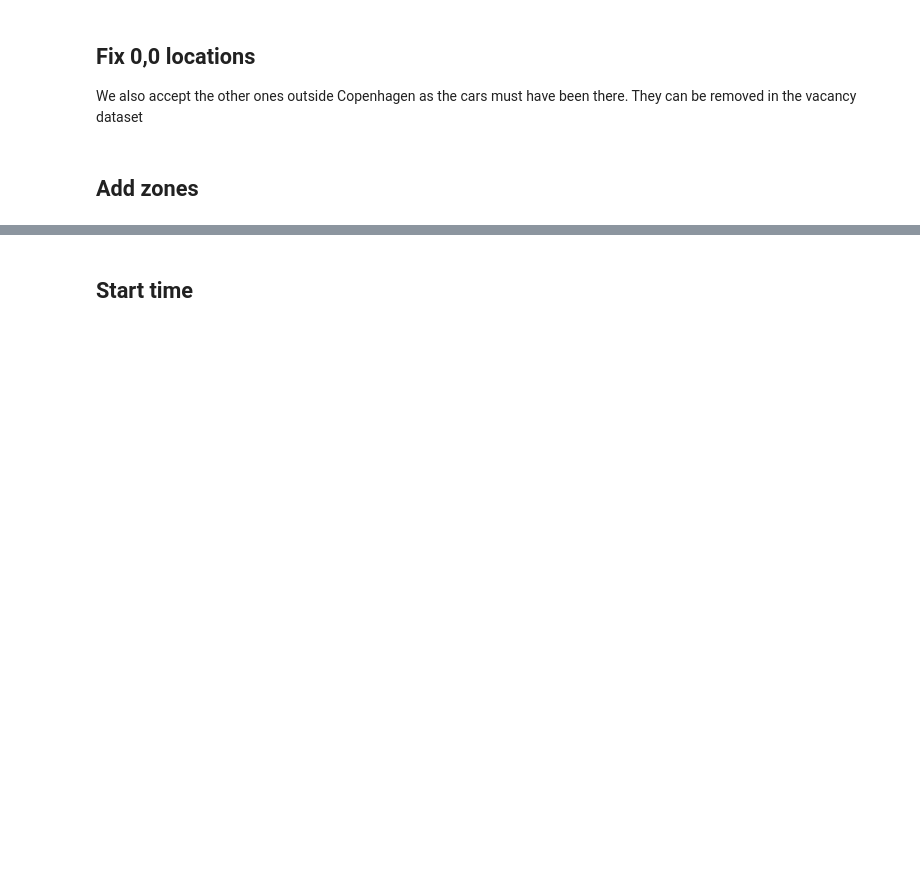
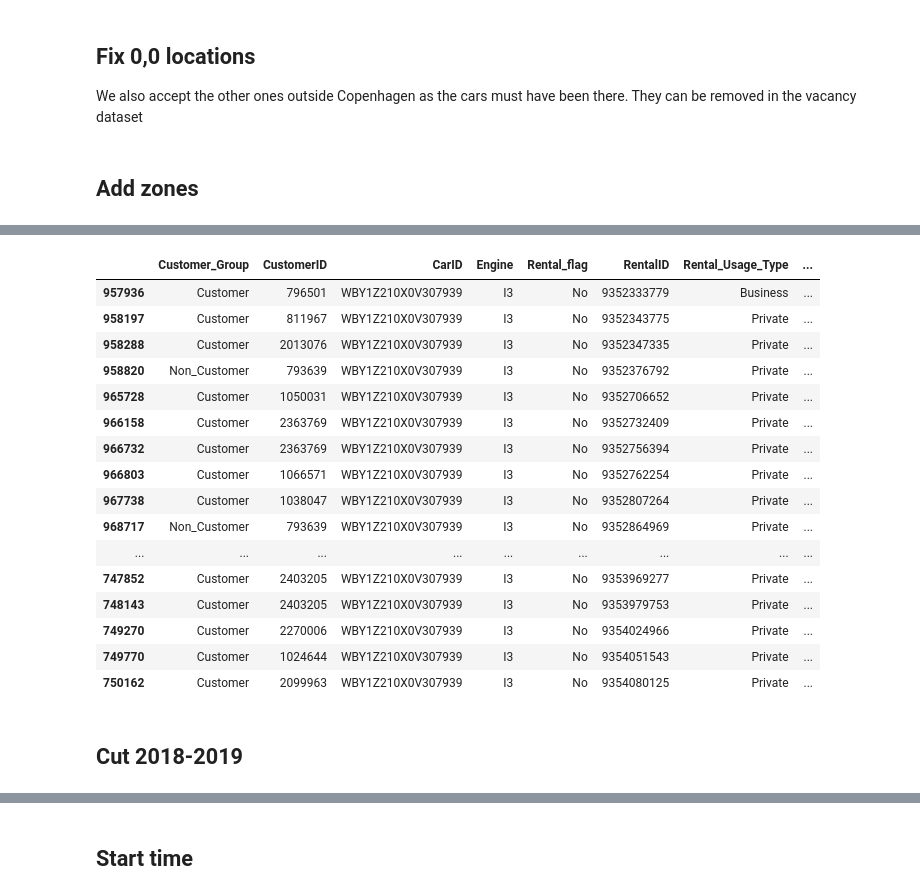
Before and after one commit to Bogeluno/GNN_Thesis, a Jupyter notebook: notebooks/Newdata.ipynb, the cells around one changed output, grey strips where cells are left out. Drawn from its saved outputs; the diff is of its cells as text; code cells hidden in the pictures; blank space fills up the shorter version.

```diff
--- a/notebooks/Newdata.ipynb
+++ b/notebooks/Newdata.ipynb
@@ -33,6 +47,9 @@ df
 # %%
 # Remove all rows with a CarID as it can not be used
 df = df[df.CarID != '0']
+
+# Remoce DK from CarID so the same car does not have two id's
+df['CarID'] = df['CarID'].str.replace('DK','')
 # %%
 # Engine has two types of missing values that is alligned
 df["Engine"].replace({" ": '0'}, inplace=True)
@@ -398,0 +410,10 @@ for fix_idx in fix_idx_RM:
+# %%
+CarID_dict = dict(iter(df.groupby('CarID')))
+fuel_car0_dict = {cid: [] for cid in df.CarID.unique()}
+for car, sub_df in CarID_dict.items():
+    sub_df = sub_df.sort_values(by = 'Reservation_Time')
+
+    zero_idx = np.where(sub_df.Fuel_Start == 0)[0]
+    for d, idxes in zip(np.diff(zero_idx) == 1, zip(zero_idx[:-1],zero_idx[1:])):
+        if d:
+           fuel_car0_dict[car].append(idxes)
@@ -398,0 +425,26 @@ for fix_idx in fix_idx_RM:
+# %%
+# Split data on Car level
+CarID_dict = dict(iter(df.groupby('CarID')))
+
+def fuel_fixer(dataframe):
+    dataframe = dataframe.sort_values(by = 'Reservation_Time')
+    #
+    idx_to_fix = [x for x in sub_df[sub_df.Fuel_Start <= 0].index if sub_df.index.get_loc(x)>0]
+
+    idx_fixer = [sub_df.index[sub_df.index.get_loc(x)-1] for x in idx_to_fix if sub_df.index.get_loc(x)>0]
+    pair_fixes = zip(idx_to_fix,idx_fixer)
+
+    for to_fix,fixer in pair_fixes:
+        if dataframe.loc[fixer,'Fuel_End'] >= 0:
+            dataframe.loc[to_fix, 'Fuel_Start'] = df.loc[fixer,'Fuel_End']
+
+
+    # Return fixed dataframe
+    return dataframe
+
+# Merge new datasets
+dfs = []
+for sub_df in tqdm.tqdm(CarID_dict.values()):
+    dfs.append(fuel_fixer(sub_df))
+
+df = pd.concat(dfs,ignore_index=False).sort_values(by = 'Reservation_Time')
@@ -398,0 +490,3 @@ for fix_idx in fix_idx_RM:
+# %%
+tmp = CarID_dict['WBY1Z210X0V307939']
+[tmp.index.get_loc(x) for x in tmp[tmp.Fuel_Start == 0].index]
@@ -398,0 +511,23 @@ for fix_idx in fix_idx_RM:
+# %%
+# 2017-03-07 22:22:54
+tmp.iloc[945:1000]
+# %% [output]
+|  | Customer_Group | CustomerID | CarID | Engine | Rental_flag | RentalID | Rental_Usage_Type | ... |
+| 957936 | Customer | 796501 | WBY1Z210X0V307939 | I3 | No | 9352333779 | Business | ... |
+| 958197 | Customer | 811967 | WBY1Z210X0V307939 | I3 | No | 9352343775 | Private | ... |
+| 958288 | Customer | 2013076 | WBY1Z210X0V307939 | I3 | No | 9352347335 | Private | ... |
+| 958820 | Non_Customer | 793639 | WBY1Z210X0V307939 | I3 | No | 9352376792 | Private | ... |
+| 965728 | Customer | 1050031 | WBY1Z210X0V307939 | I3 | No | 9352706652 | Private | ... |
+| 966158 | Customer | 2363769 | WBY1Z210X0V307939 | I3 | No | 9352732409 | Private | ... |
+| 966732 | Customer | 2363769 | WBY1Z210X0V307939 | I3 | No | 9352756394 | Private | ... |
+| 966803 | Customer | 1066571 | WBY1Z210X0V307939 | I3 | No | 9352762254 | Private | ... |
+| 967738 | Customer | 1038047 | WBY1Z210X0V307939 | I3 | No | 9352807264 | Private | ... |
+| 968717 | Non_Customer | 793639 | WBY1Z210X0V307939 | I3 | No | 9352864969 | Private | ... |
+| ... | ... | ... | ... | ... | ... | ... | ... | ... |
+| 747852 | Customer | 2403205 | WBY1Z210X0V307939 | I3 | No | 9353969277 | Private | ... |
+| 748143 | Customer | 2403205 | WBY1Z210X0V307939 | I3 | No | 9353979753 | Private | ... |
+| 749270 | Customer | 2270006 | WBY1Z210X0V307939 | I3 | No | 9354024966 | Private | ... |
+| 749770 | Customer | 1024644 | WBY1Z210X0V307939 | I3 | No | 9354051543 | Private | ... |
+| 750162 | Customer | 2099963 | WBY1Z210X0V307939 | I3 | No | 9354080125 | Private | ... |
+# %% [markdown]
+## Cut 2018-2019
```
Also changed, not shown: parts of 44 cells of this notebook, 1 other file.
